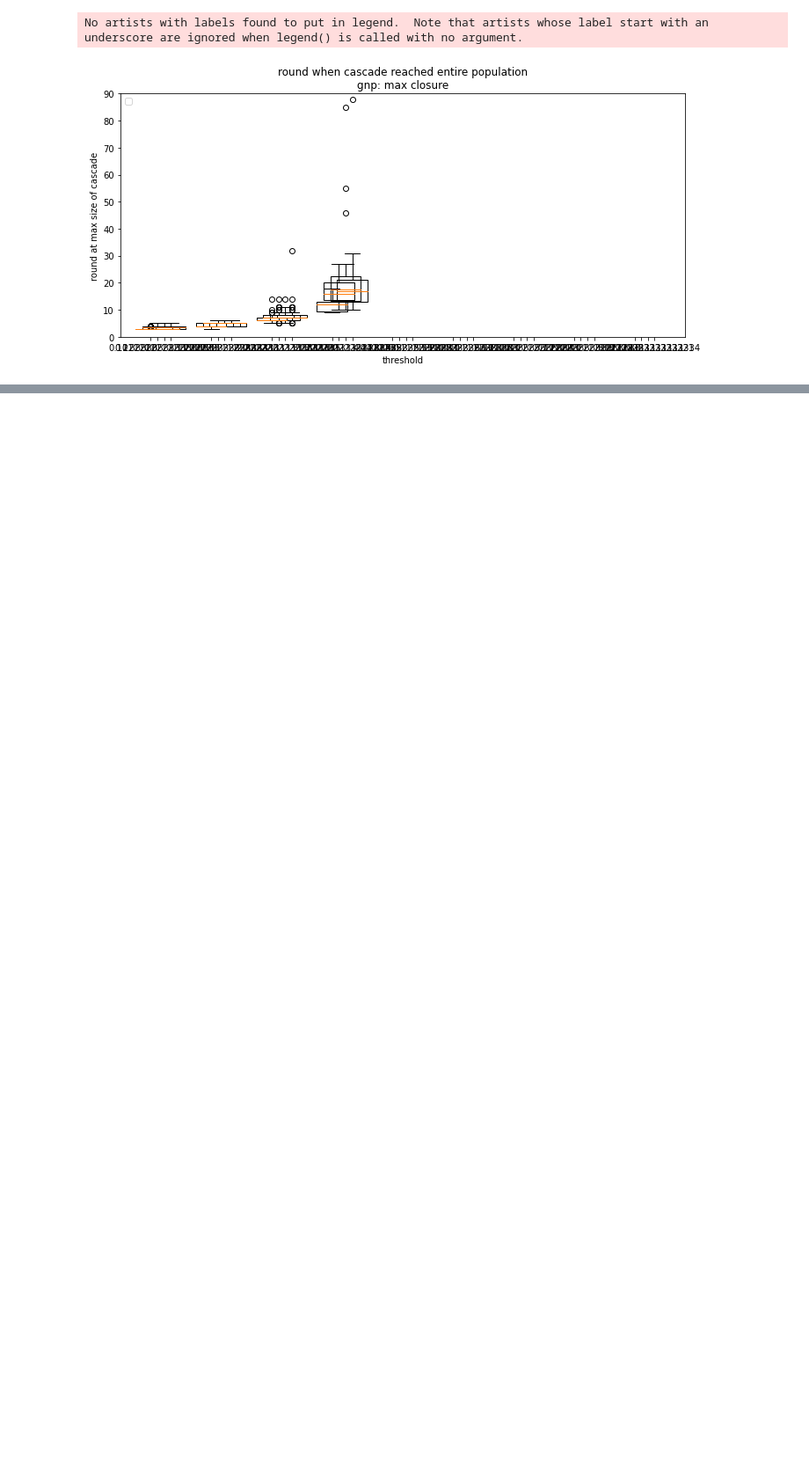
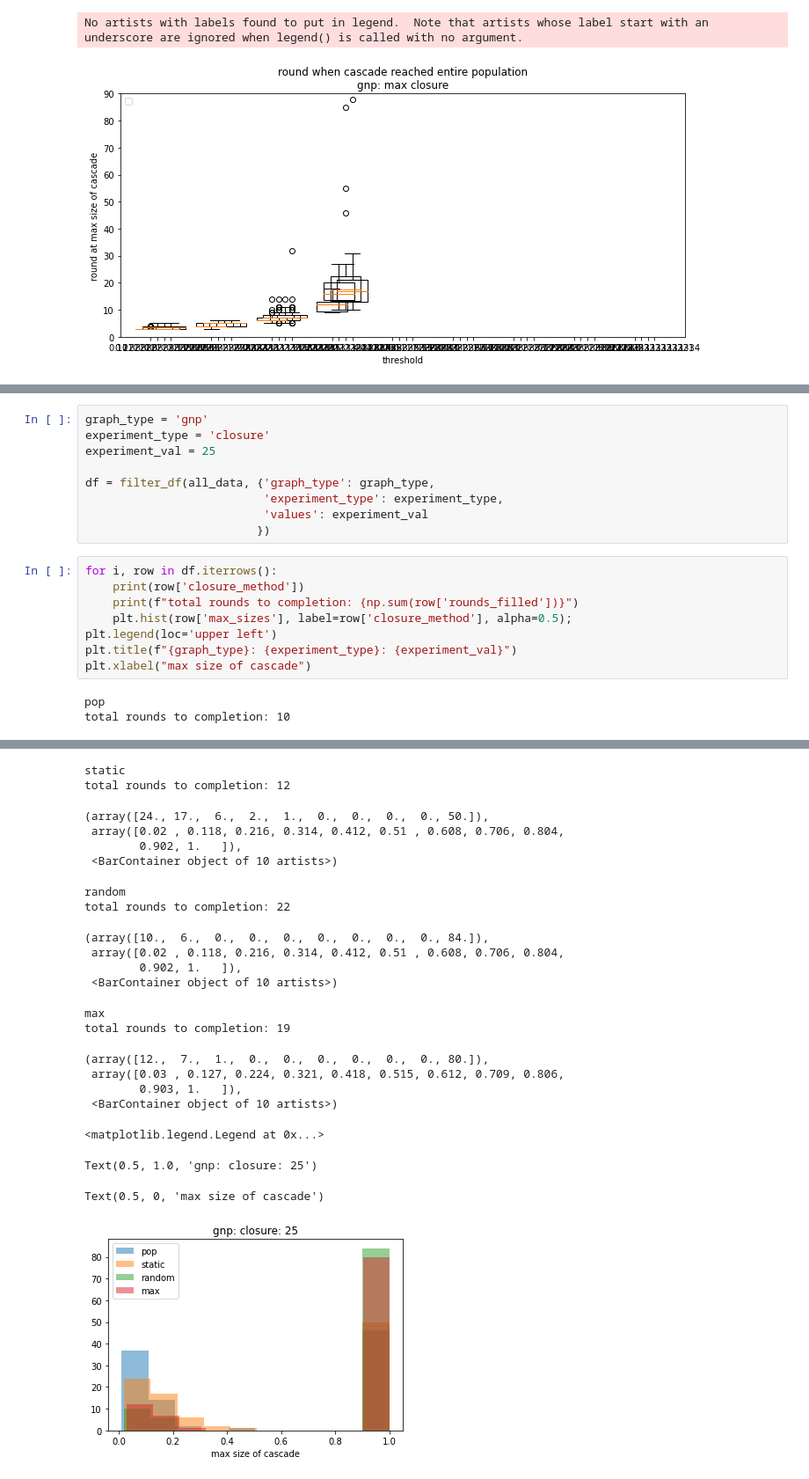
Before and after one commit to cephcyn/cornell_cs6850_triadicclosure, a Jupyter notebook: graphing.ipynb, the cells around one changed output, grey strips where cells are left out. Shown at 88% size. Drawn from its saved outputs; the diff is of its cells as text; blank space fills up the shorter version.

Commit message:
add plots for using different closure methods as baselines

```diff
--- a/graphing.ipynb
+++ b/graphing.ipynb
@@ -213,0 +216,20 @@ No artists with labels found to put in legend.  Note that artists whose label st
+# %%
+graph_type = 'gnp'
+experiment_type = 'closure'
+experiment_val = 25
+
+df = filter_df(all_data, {'graph_type': graph_type,
+                          'experiment_type': experiment_type,
+                          'values': experiment_val
+                         })
+# %%
+for i, row in df.iterrows():
+    print(row['closure_method'])
+    print(f"total rounds to completion: {np.sum(row['rounds_filled'])}")
+    plt.hist(row['max_sizes'], label=row['closure_method'], alpha=0.5);
+plt.legend(loc='upper left')
+plt.title(f"{graph_type}: {experiment_type}: {experiment_val}")
+plt.xlabel("max size of cascade")
+# %% [output]
+pop
+total rounds to completion: 10
@@ -213,0 +240,22 @@ No artists with labels found to put in legend.  Note that artists whose label st
+static
+total rounds to completion: 12
+(array([24., 17.,  6.,  2.,  1.,  0.,  0.,  0.,  0., 50.]),
+ array([0.02 , 0.118, 0.216, 0.314, 0.412, 0.51 , 0.608, 0.706, 0.804,
+        0.902, 1.   ]),
+ <BarContainer object of 10 artists>)
+random
+total rounds to completion: 22
+(array([10.,  6.,  0.,  0.,  0.,  0.,  0.,  0.,  0., 84.]),
+ array([0.02 , 0.118, 0.216, 0.314, 0.412, 0.51 , 0.608, 0.706, 0.804,
+        0.902, 1.   ]),
+ <BarContainer object of 10 artists>)
+max
+total rounds to completion: 19
+(array([12.,  7.,  1.,  0.,  0.,  0.,  0.,  0.,  0., 80.]),
+ array([0.03 , 0.127, 0.224, 0.321, 0.418, 0.515, 0.612, 0.709, 0.806,
+        0.903, 1.   ]),
+ <BarContainer object of 10 artists>)
+<matplotlib.legend.Legend at 0x...>
+Text(0.5, 1.0, 'gnp: closure: 25')
+Text(0.5, 0, 'max size of cascade')
+[figure, added]
```
Also changed, not shown: parts of 9 cells of this notebook.
